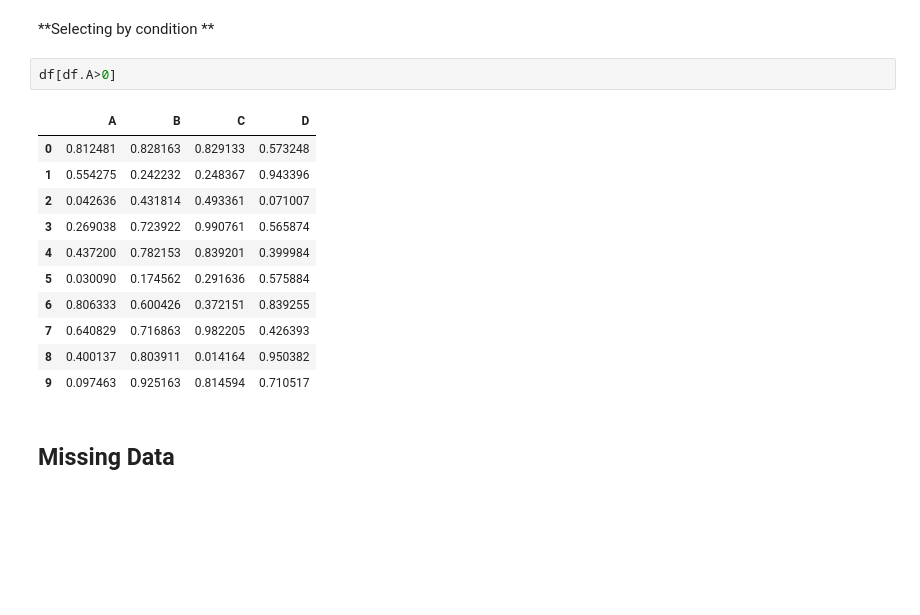
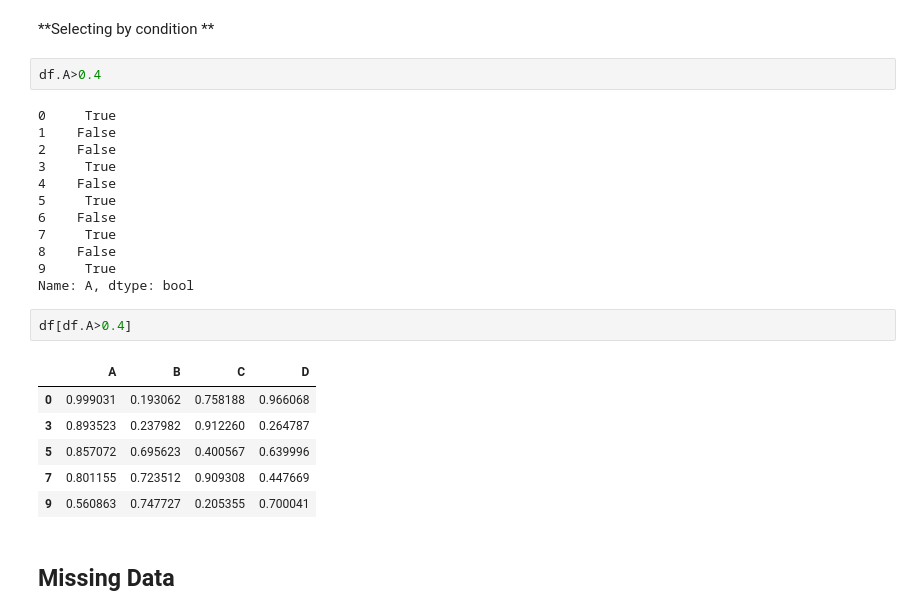
Before and after one commit to kushkul/Intro-to-Analytics, a Jupyter notebook: Python - Pandas Intro.ipynb, the cells around one changed output. Drawn from its saved outputs; the diff is of its cells as text; blank space fills up the shorter version.

```diff
--- a/Python - Pandas Intro.ipynb
+++ b/Python - Pandas Intro.ipynb
@@ -214,19 +261,28 @@ D    0.573248
 Name: 0, dtype: float64
 # %% [markdown]
 **Selecting by condition  **
+# %%
+df.A>0.4
+# %% [output]
+0     True
+1    False
+2    False
+3     True
+4    False
+5     True
+6    False
+7     True
+8    False
+9     True
+Name: A, dtype: bool
 # %%
-df[df.A>0]
+df[df.A>0.4]
 # %% [output]
 |  | A | B | C | D |
-| 0 | 0.812481 | 0.828163 | 0.829133 | 0.573248 |
-| 1 | 0.554275 | 0.242232 | 0.248367 | 0.943396 |
-| 2 | 0.042636 | 0.431814 | 0.493361 | 0.071007 |
-| 3 | 0.269038 | 0.723922 | 0.990761 | 0.565874 |
-| 4 | 0.437200 | 0.782153 | 0.839201 | 0.399984 |
-| 5 | 0.030090 | 0.174562 | 0.291636 | 0.575884 |
-| 6 | 0.806333 | 0.600426 | 0.372151 | 0.839255 |
-| 7 | 0.640829 | 0.716863 | 0.982205 | 0.426393 |
-| 8 | 0.400137 | 0.803911 | 0.014164 | 0.950382 |
-| 9 | 0.097463 | 0.925163 | 0.814594 | 0.710517 |
+| 0 | 0.999031 | 0.193062 | 0.758188 | 0.966068 |
+| 3 | 0.893523 | 0.237982 | 0.912260 | 0.264787 |
+| 5 | 0.857072 | 0.695623 | 0.400567 | 0.639996 |
+| 7 | 0.801155 | 0.723512 | 0.909308 | 0.447669 |
+| 9 | 0.560863 | 0.747727 | 0.205355 | 0.700041 |
 # %% [markdown]
 ## Missing Data
```
Also changed, not shown: parts of 36 cells of this notebook, 1 other file.
